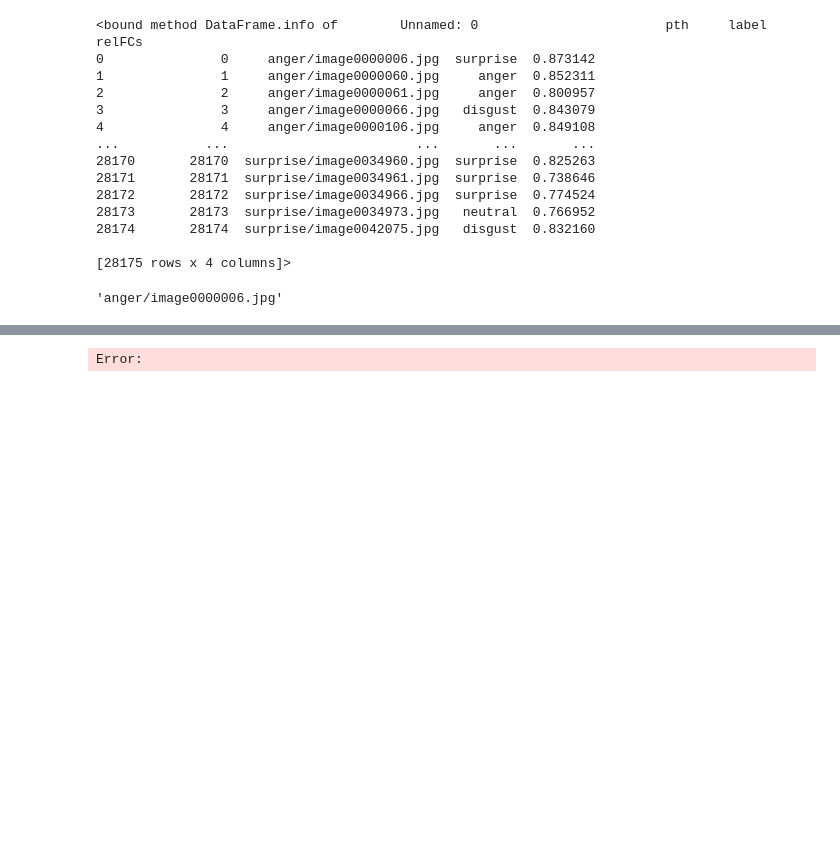
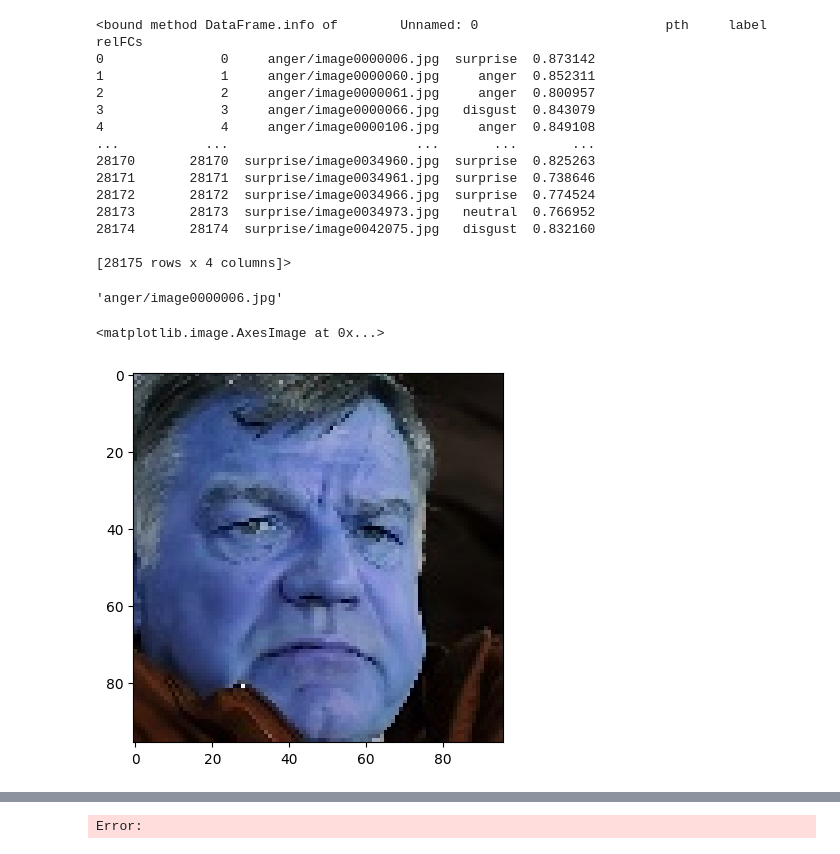
Before and after one commit to BiswajitDeb/Facial_Expression, a Jupyter notebook: Expremiment/Expt.ipynb, the cells around one changed output, grey strips where cells are left out. Cells and saved outputs as stored; diff of their text form; code cells hidden in the pictures; blank space fills up the shorter version.

```diff
--- a/Expt.ipynb
+++ b/Expremiment/Expt.ipynb
@@ -58,6 +58,9 @@ def crop_face(image_path):
     #print(len(cropped_face))
     return cropped_face
 # %%
-# img = cv2.imread("Affectnet Dataset/"+data.iloc[19]['pth'])
-# import matplotlib.pyplot as plt
-# plt.imshow(img)
+img = cv2.imread("Affectnet Dataset/"+data.iloc[19]['pth'])
+import matplotlib.pyplot as plt
+plt.imshow(img)
+# %% [output]
+<matplotlib.image.AxesImage at 0x...>
+[figure, added]
```
Also changed, not shown: parts of 1 cell of this notebook, 3 other files.
